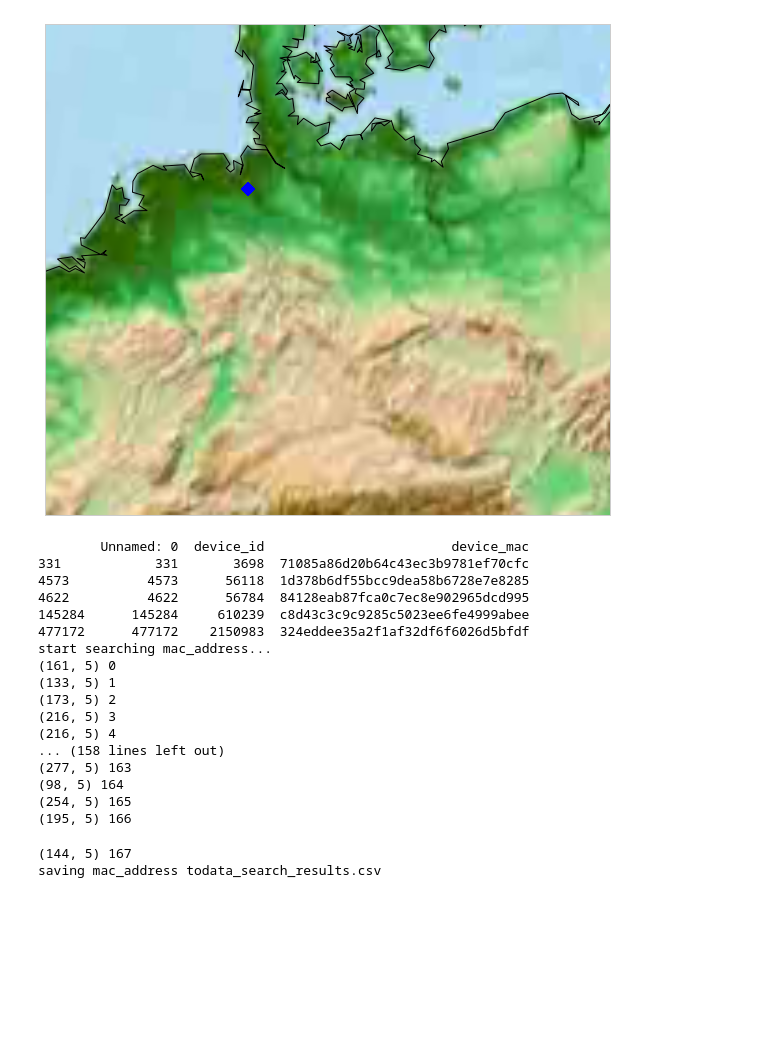
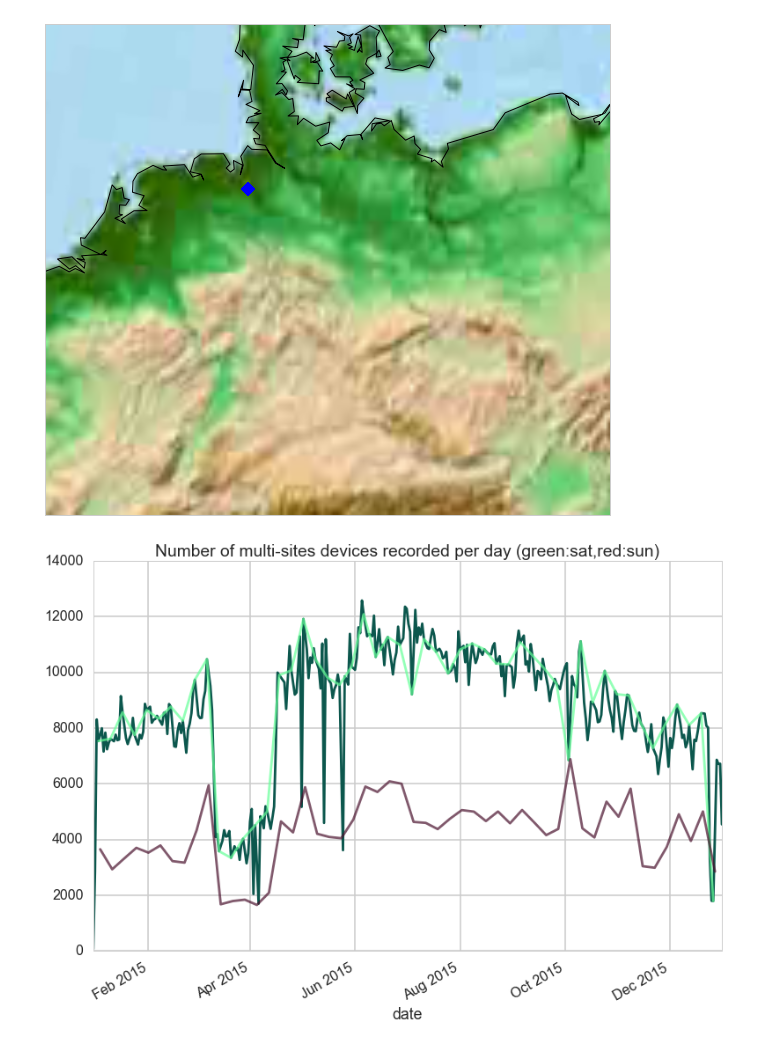
Before and after one commit to clementlefevre/CS109, a Jupyter notebook: xalid/nielse_data_exploration.ipynb, the cells around one changed output. Drawn from its saved outputs; the diff is of its cells as text; code cells hidden in the pictures; blank space fills up the shorter version.

```diff
--- a/xalid/nielse_data_exploration.ipynb
+++ b/xalid/nielse_data_exploration.ipynb
@@ -324,34 +316,26 @@ for df1 in df:
 [figure]
 [figure]
 # %%
-df = get_data([610239,3698,56118,56784,2150983])
+# df = get_data([610239,3698,56118,56784,2150983])
-# %% [output]
-        Unnamed: 0  device_id                        device_mac
-331            331       3698  71085a86d20b64c43ec3b9781ef70cfc
-4573          4573      56118  1d378b6df55bcc9dea58b6728e7e8285
-4622          4622      56784  84128eab87fca0c7ec8e902965dcd995
-145284      145284     610239  c8d43c3c9c9285c5023ee6fe4999abee
-477172      477172    2150983  324eddee35a2f1af32df6f6026d5bfdf
-start searching mac_address...
-(161, 5) 0
-(133, 5) 1
-(173, 5) 2
-(216, 5) 3
-(216, 5) 4
-... (158 lines left out)
-(277, 5) 163
-(98, 5) 164
-(254, 5) 165
-(195, 5) 166
-(144, 5) 167
-saving mac_address todata_search_results.csv
 # %%
-def draw_visits(groupy):
+def draw_visits():
+    groupy = get_visits_timeline_all_devices()
+
     devices_per_day_weekday = groupy[groupy.weekday<6]
-    devices_per_day_weekend = groupy[groupy.weekday==6]
+    devices_per_day_saturday = groupy[groupy.weekday==5]
+    devices_per_day_sunday = groupy[groupy.weekday==6]
     devices_per_day_weekday = devices_per_day_weekday.groupby('date')['count_sites'].count()
-    devices_per_day_weekend = devices_per_day_weekend.groupby('date')['count_sites'].count()
+    devices_per_day_saturday = devices_per_day_saturday.groupby('date')['count_sites'].count()
+    devices_per_day_sunday = devices_per_day_sunday.groupby('date')['count_sites'].count()
+
     devices_per_day_weekday = devices_per_day_weekday.sort_index(ascending=True)
-    devices_per_day_weekend = devices_per_day_weekend.sort_index(ascending=True)
-    devices_per_day_weekday.plot(alpha=0.7,c='g',title="Number of multi-sites devices recorded per day")
-    devices_per_day_weekend.plot(alpha=0.7,c='r',legend='Sunday')
+    devices_per_day_saturday = devices_per_day_saturday.sort_index(ascending=True)
+    devices_per_day_sunday = devices_per_day_sunday.sort_index(ascending=True)
+
+    devices_per_day_weekday.plot(alpha=1,c='#0c574d',title="Number of multi-sites devices recorded per day (green:saturday,red:sunday)")
+    devices_per_day_saturday.plot(alpha=0.7,c='#66ff99')
+    devices_per_day_sunday.plot(alpha=0.7,c='#4b122e')
+# %%
+draw_visits()
+# %% [output]
+[figure, added]
```
Also changed, not shown: parts of 8 cells of this notebook.
